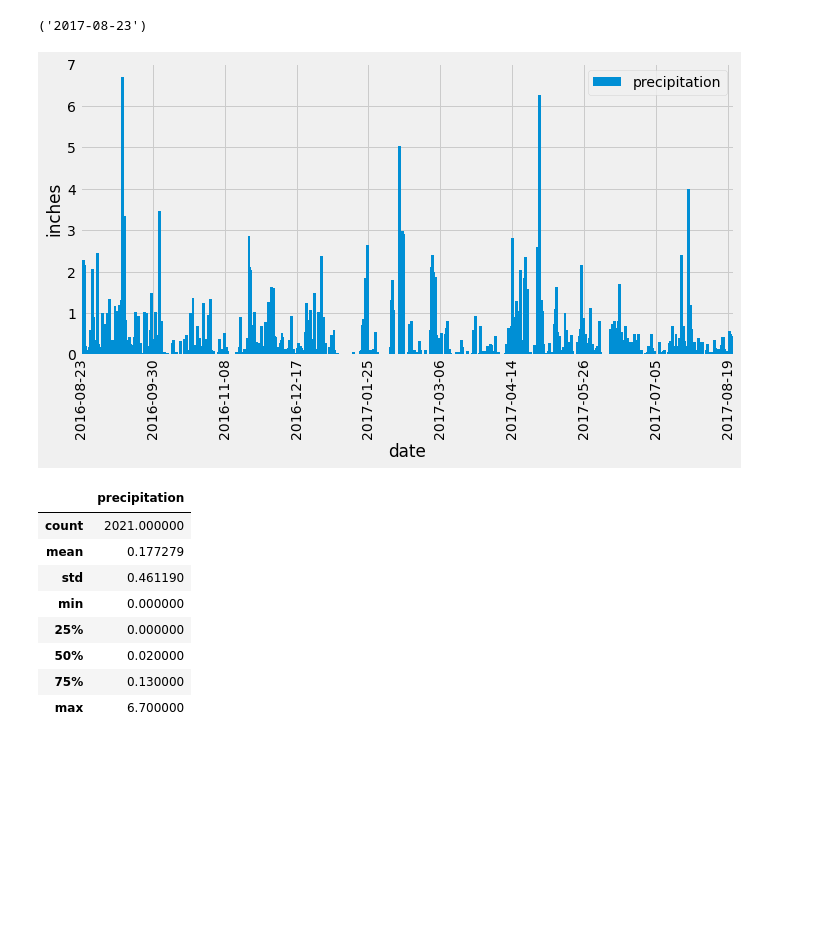
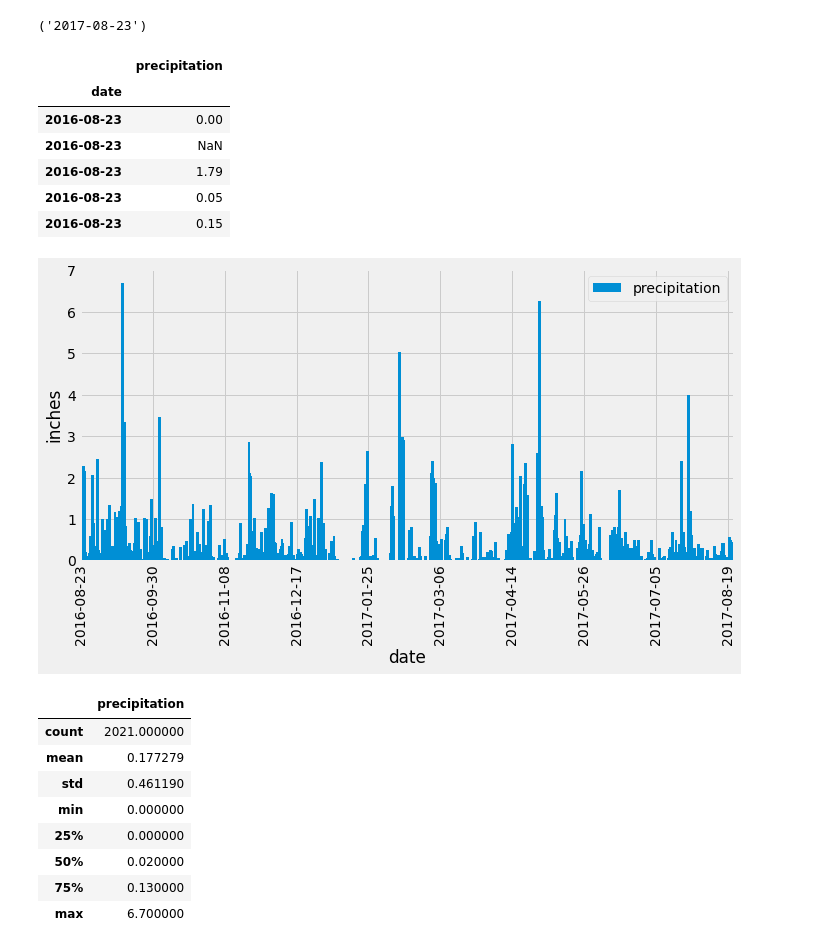
Before and after one commit to esalgado28/Hawaii-weather-analysis, a Jupyter notebook: climate_analysis.ipynb, the cells around one changed output. Cells and saved outputs as stored; diff of their text form; code cells hidden in the pictures; blank space fills up the shorter version.

```diff
--- a/climate_analysis.ipynb
+++ b/climate_analysis.ipynb
@@ -58,32 +58,43 @@ last_date
 # %%
 # Design a query to retrieve the last 12 months of precipitation data and plot the results.
 # Starting from the most recent data point in the database.
 
 # Calculate the date one year from the last date in data set.
-date = dt.datetime.strptime(last_date[0], '%Y-%m-%d')
-year_ago = date - dt.timedelta(days=366)
+last_date = dt.datetime.strptime(last_date[0], '%Y-%m-%d')
+year_ago = last_date.replace(year=last_date.year - 1)
+year_ago = dt.datetime.strftime(year_ago, '%Y-%m-%d')
 
 # Perform a query to retrieve the data and precipitation scores
 sel = [Measurement.date, Measurement.prcp]
 results = session.query(*sel).filter(Measurement.date >= year_ago).all()
 
 # Save the query results as a Pandas DataFrame and set the index to the date column
 df = pd.DataFrame(results, columns=['date', 'precipitation'])
 df.set_index('date', inplace=True)
 
 # Sort the dataframe by date
 df.sort_index(inplace=True)
 
-# Use Pandas Plotting with Matplotlib to plot the data
-df.plot.bar(figsize=(10,6), width=10)
-
-plt.xticks(ticks=range(0, df.shape[0], 246), labels=list(df.index.values)[0::246])
-plt.ylabel('inches')
-
-plt.tight_layout()
-plt.show()
+df.head()
 # %% [output]
-[figure, removed]
+|  | precipitation |
+| date |  |
+| 2016-08-23 | 0.00 |
+| 2016-08-23 | NaN |
+| 2016-08-23 | 1.79 |
+| 2016-08-23 | 0.05 |
+| 2016-08-23 | 0.15 |
+# %%
+# Use Pandas Plotting with Matplotlib to plot the data
+df.plot.bar(figsize=(10,6), width=10)
+
+plt.xticks(ticks=range(0, df.shape[0], 246), labels=list(df.index.values)[0::246])
+plt.ylabel('inches')
+
+plt.tight_layout()
+plt.show()
+# %% [output]
+[figure, added]
 # %%
 # Use Pandas to calcualte the summary statistics for the precipitation data
 df.describe()
```
Also changed, not shown: parts of 1 cell of this notebook.
